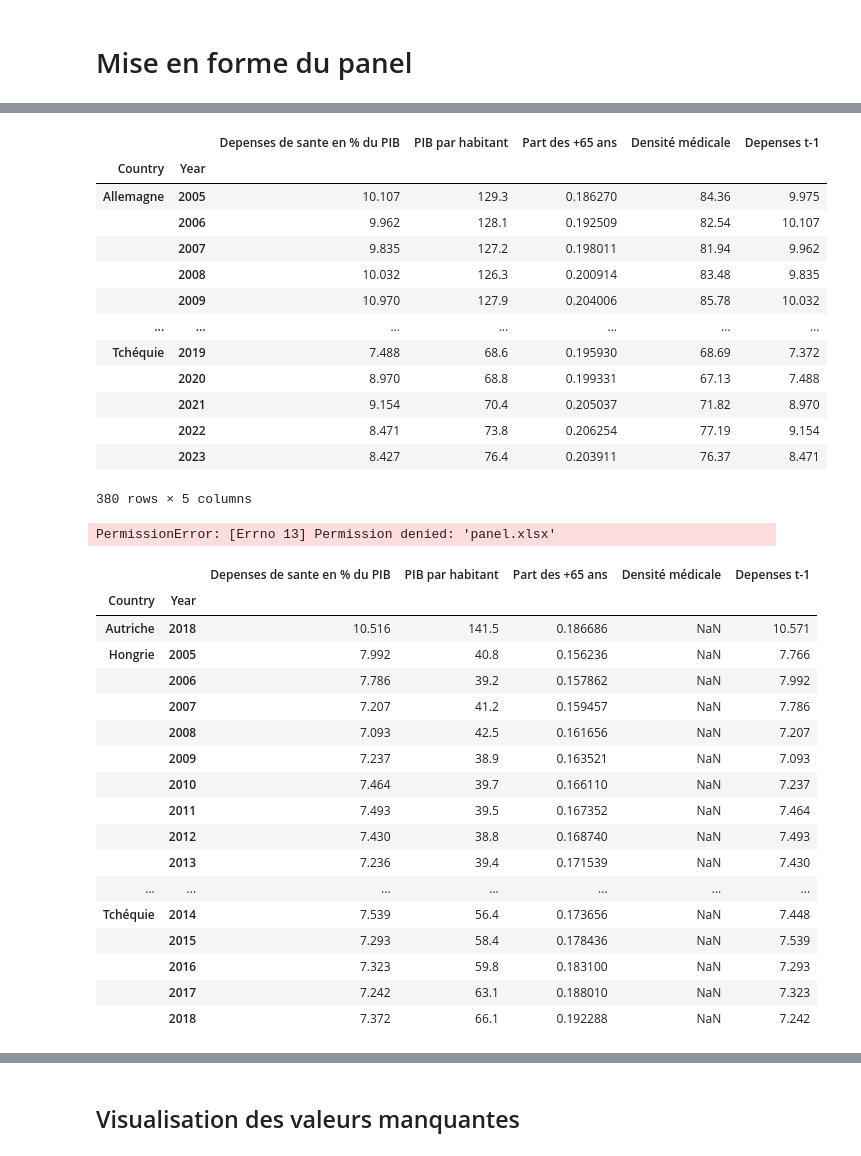
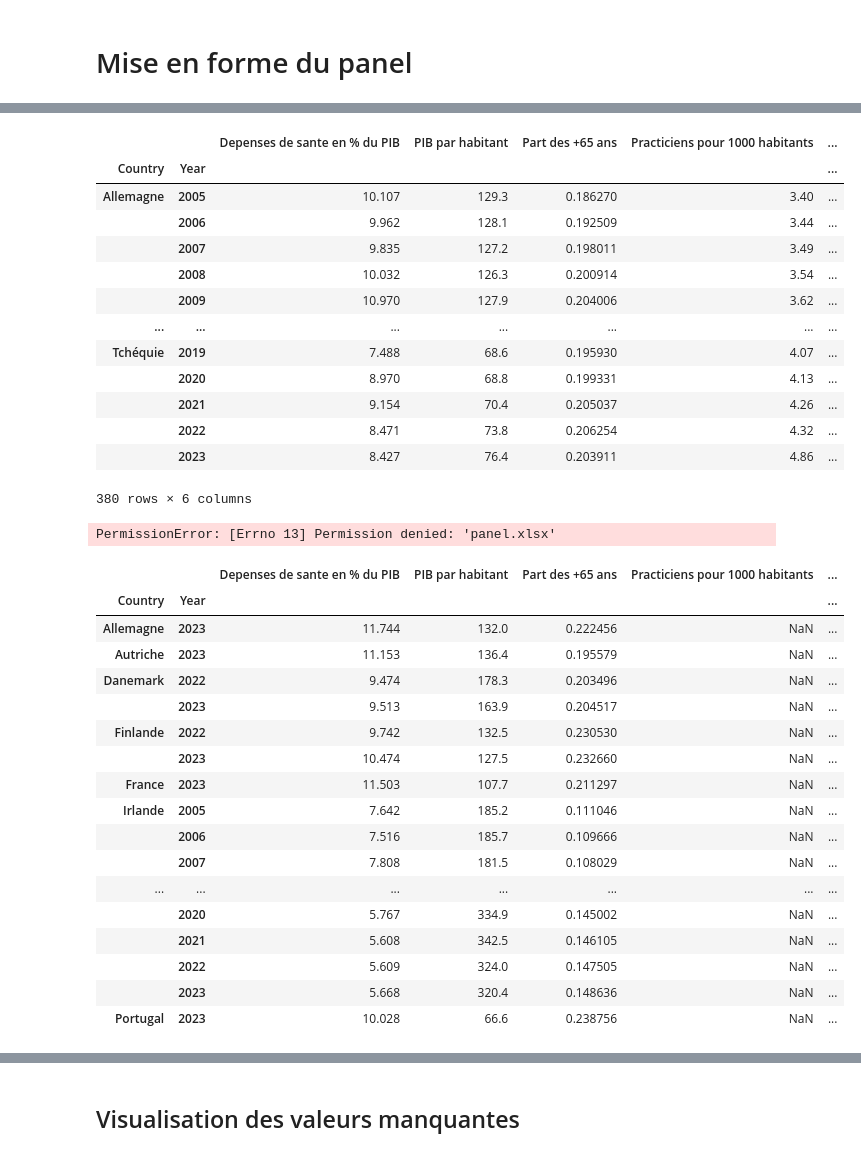
Before and after one commit to celineferbach/PESSD, a Jupyter notebook: main.ipynb, the cells around one changed output, grey strips where cells are left out. Drawn from its saved outputs; the diff is of its cells as text; code cells hidden in the pictures.

```diff
--- a/main.ipynb
+++ b/main.ipynb
@@ -61,5 +61,6 @@ pop_tot = pd.read_excel(os.path.join("data", "Pop_tot_fr.xlsx"))
 pop65 = pd.read_excel(os.path.join("data", "Pop+65ans_fr.xlsx"))
 part_pop65 = pd.read_excel(os.path.join("data", "part_pop_plus_65_fr.xlsx"))
 pop_par_age = pd.read_excel(os.path.join("data", "Population_par_age_tranches5ans_fr.xlsx"))
-offre_medicale = pd.read_excel(os.path.join("data", "Offre-medicale_Practiciens.xlsx"))
+active_physicians = pd.read_excel(os.path.join("data", "active_physicians.xlsx"))
+hospital_beds = pd.read_excel(os.path.join("data", "hospital_beds.xlsx"))
 # %%
@@ -123,8 +123,10 @@ panel_PIB_par_habitant = preparer_donnees(pib_par_habitant, "PIB par habitant")
 panel = pd.merge(panel_depenses_sante_PIB, panel_PIB_par_habitant, on=['Country', 'Year'], how='outer')
 panel_pop65 = preparer_donnees(part_pop65, "Part des +65 ans")
 panel = pd.merge(panel, panel_pop65, on=['Country', 'Year'], how='outer')
-panel_offre_medicale = preparer_donnees(offre_medicale, "Densité médicale")
-panel = pd.merge(panel, panel_offre_medicale, on=['Country', 'Year'], how='outer')
+panel_active_physicians = preparer_donnees(active_physicians, "Practiciens pour 1000 habitants")
+panel = pd.merge(panel, panel_active_physicians, on=['Country', 'Year'], how='outer')
+panel_hospital_beds = preparer_donnees(hospital_beds, "Lits d hôpitaux pour 1000 habitants")
+panel = pd.merge(panel, panel_hospital_beds, on=['Country', 'Year'], how='outer')
 panel['Depenses t-1'] = panel.groupby(level='Country')['Depenses de sante en % du PIB'].shift(1)
 
 # 3. Structuration en Panel (MultiIndex)
@@ -155,20 +157,20 @@ panel = panel.drop(annees_a_supprimer, level='Year')
 panel = panel.drop("Suède", level='Country')
 panel
 # %% [output]
-|  |  | Depenses de sante en % du PIB | PIB par habitant | Part des +65 ans | Densité médicale | Depenses t-1 |
-| Country | Year |  |  |  |  |  |
-| Allemagne | 2005 | 10.107 | 129.3 | 0.186270 | 84.36 | 9.975 |
-|  | 2006 | 9.962 | 128.1 | 0.192509 | 82.54 | 10.107 |
-|  | 2007 | 9.835 | 127.2 | 0.198011 | 81.94 | 9.962 |
-|  | 2008 | 10.032 | 126.3 | 0.200914 | 83.48 | 9.835 |
-|  | 2009 | 10.970 | 127.9 | 0.204006 | 85.78 | 10.032 |
+|  |  | Depenses de sante en % du PIB | PIB par habitant | Part des +65 ans | Practiciens pour 1000 habitants | ... |
+| Country | Year |  |  |  |  | ... |
+| Allemagne | 2005 | 10.107 | 129.3 | 0.186270 | 3.40 | ... |
+|  | 2006 | 9.962 | 128.1 | 0.192509 | 3.44 | ... |
+|  | 2007 | 9.835 | 127.2 | 0.198011 | 3.49 | ... |
+|  | 2008 | 10.032 | 126.3 | 0.200914 | 3.54 | ... |
+|  | 2009 | 10.970 | 127.9 | 0.204006 | 3.62 | ... |
 | ... | ... | ... | ... | ... | ... | ... |
-| Tchéquie | 2019 | 7.488 | 68.6 | 0.195930 | 68.69 | 7.372 |
-|  | 2020 | 8.970 | 68.8 | 0.199331 | 67.13 | 7.488 |
-|  | 2021 | 9.154 | 70.4 | 0.205037 | 71.82 | 8.970 |
-|  | 2022 | 8.471 | 73.8 | 0.206254 | 77.19 | 9.154 |
-|  | 2023 | 8.427 | 76.4 | 0.203911 | 76.37 | 8.471 |
+| Tchéquie | 2019 | 7.488 | 68.6 | 0.195930 | 4.07 | ... |
+|  | 2020 | 8.970 | 68.8 | 0.199331 | 4.13 | ... |
+|  | 2021 | 9.154 | 70.4 | 0.205037 | 4.26 | ... |
+|  | 2022 | 8.471 | 73.8 | 0.206254 | 4.32 | ... |
+|  | 2023 | 8.427 | 76.4 | 0.203911 | 4.86 | ... |
-380 rows × 5 columns
+380 rows × 6 columns
 # %%
 #panel_depenses_sante_PIB.to_excel("panel_depenses_sante_PIB.xlsx", index=False)
 #panel_PIB_par_habitant.to_excel("panel_PIB_par_habitant.xlsx", index=False)
@@ -178,23 +180,23 @@ panel.to_excel("panel.xlsx", index=False)
 # %% [output]
 PermissionError: [Errno 13] Permission denied: 'panel.xlsx'
 # %%
-panel.loc[panel['Densité médicale'].isna()]
+panel.loc[panel['Practiciens pour 1000 habitants'].isna()]
 # %% [output]
-|  |  | Depenses de sante en % du PIB | PIB par habitant | Part des +65 ans | Densité médicale | Depenses t-1 |
-| Country | Year |  |  |  |  |  |
-| Autriche | 2018 | 10.516 | 141.5 | 0.186686 | NaN | 10.571 |
-| Hongrie | 2005 | 7.992 | 40.8 | 0.156236 | NaN | 7.766 |
-|  | 2006 | 7.786 | 39.2 | 0.157862 | NaN | 7.992 |
-|  | 2007 | 7.207 | 41.2 | 0.159457 | NaN | 7.786 |
-|  | 2008 | 7.093 | 42.5 | 0.161656 | NaN | 7.207 |
-|  | 2009 | 7.237 | 38.9 | 0.163521 | NaN | 7.093 |
-|  | 2010 | 7.464 | 39.7 | 0.166110 | NaN | 7.237 |
-|  | 2011 | 7.493 | 39.5 | 0.167352 | NaN | 7.464 |
-|  | 2012 | 7.430 | 38.8 | 0.168740 | NaN | 7.493 |
-|  | 2013 | 7.236 | 39.4 | 0.171539 | NaN | 7.430 |
+|  |  | Depenses de sante en % du PIB | PIB par habitant | Part des +65 ans | Practiciens pour 1000 habitants | ... |
+| Country | Year |  |  |  |  | ... |
+| Allemagne | 2023 | 11.744 | 132.0 | 0.222456 | NaN | ... |
+| Autriche | 2023 | 11.153 | 136.4 | 0.195579 | NaN | ... |
+| Danemark | 2022 | 9.474 | 178.3 | 0.203496 | NaN | ... |
+|  | 2023 | 9.513 | 163.9 | 0.204517 | NaN | ... |
+| Finlande | 2022 | 9.742 | 132.5 | 0.230530 | NaN | ... |
+|  | 2023 | 10.474 | 127.5 | 0.232660 | NaN | ... |
+| France | 2023 | 11.503 | 107.7 | 0.211297 | NaN | ... |
+| Irlande | 2005 | 7.642 | 185.2 | 0.111046 | NaN | ... |
+|  | 2006 | 7.516 | 185.7 | 0.109666 | NaN | ... |
+|  | 2007 | 7.808 | 181.5 | 0.108029 | NaN | ... |
 | ... | ... | ... | ... | ... | ... | ... |
-| Tchéquie | 2014 | 7.539 | 56.4 | 0.173656 | NaN | 7.448 |
-|  | 2015 | 7.293 | 58.4 | 0.178436 | NaN | 7.539 |
-|  | 2016 | 7.323 | 59.8 | 0.183100 | NaN | 7.293 |
-|  | 2017 | 7.242 | 63.1 | 0.188010 | NaN | 7.323 |
-|  | 2018 | 7.372 | 66.1 | 0.192288 | NaN | 7.242 |
+|  | 2020 | 5.767 | 334.9 | 0.145002 | NaN | ... |
+|  | 2021 | 5.608 | 342.5 | 0.146105 | NaN | ... |
+|  | 2022 | 5.609 | 324.0 | 0.147505 | NaN | ... |
+|  | 2023 | 5.668 | 320.4 | 0.148636 | NaN | ... |
+| Portugal | 2023 | 10.028 | 66.6 | 0.238756 | NaN | ... |
```
Also changed, not shown: parts of 5 cells of this notebook, 5 other files.
